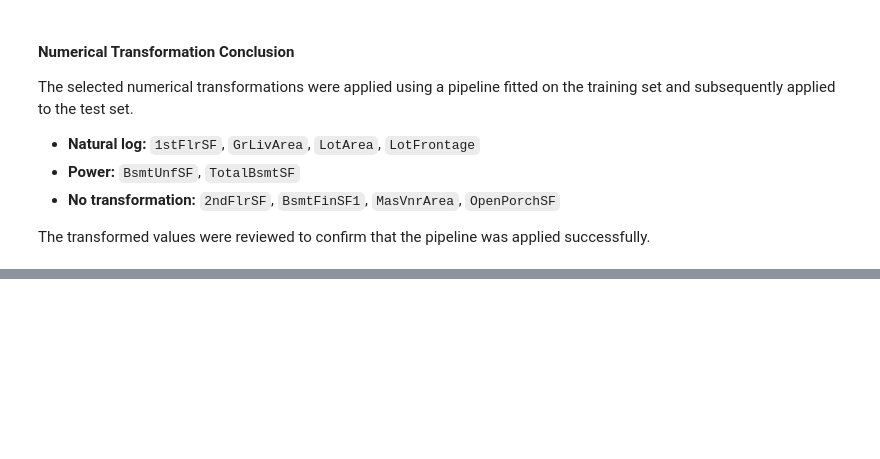
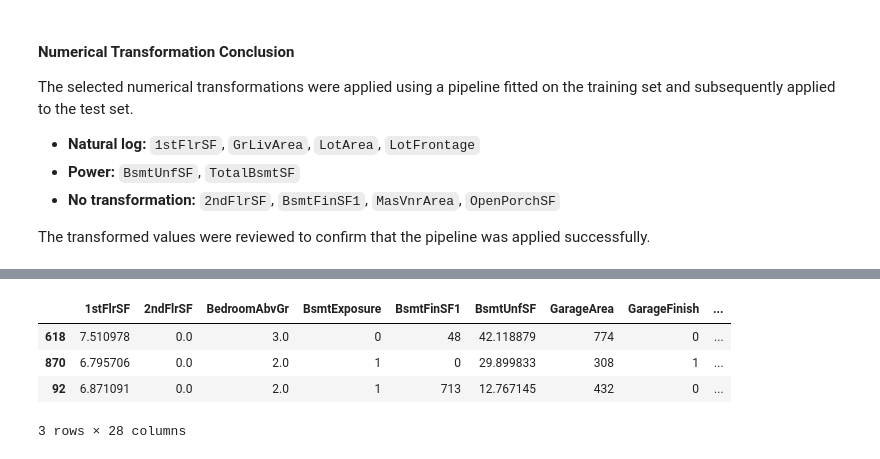
Before and after one commit to cgrace0044/milestone-project5-heritage-housing-issues, a Jupyter notebook: jupyter_notebooks/04_FeatureEngineering.ipynb, the cells around one changed output, grey strips where cells are left out. Cells and saved outputs as stored; diff of their text form; code cells hidden in the pictures; blank space fills up the shorter version.

```diff
--- a/jupyter_notebooks/04_FeatureEngineering.ipynb
+++ b/jupyter_notebooks/04_FeatureEngineering.ipynb
@@ -685,0 +702,11 @@ successfully.
+# %%
+X_train = TrainSet.drop(columns=['SalePrice'])
+
+df_engineering = X_train.copy()
+df_engineering.head(3)
+# %% [output]
+|  | 1stFlrSF | 2ndFlrSF | BedroomAbvGr | BsmtExposure | BsmtFinSF1 | BsmtUnfSF | GarageArea | GarageFinish | ... |
+| 618 | 7.510978 | 0.0 | 3.0 | 0 | 48 | 42.118879 | 774 | 0 | ... |
+| 870 | 6.795706 | 0.0 | 2.0 | 1 | 0 | 29.899833 | 308 | 1 | ... |
+| 92 | 6.871091 | 0.0 | 2.0 | 1 | 713 | 12.767145 | 432 | 0 | ... |
+3 rows × 28 columns
```
Also changed, not shown: parts of 6 cells of this notebook.
